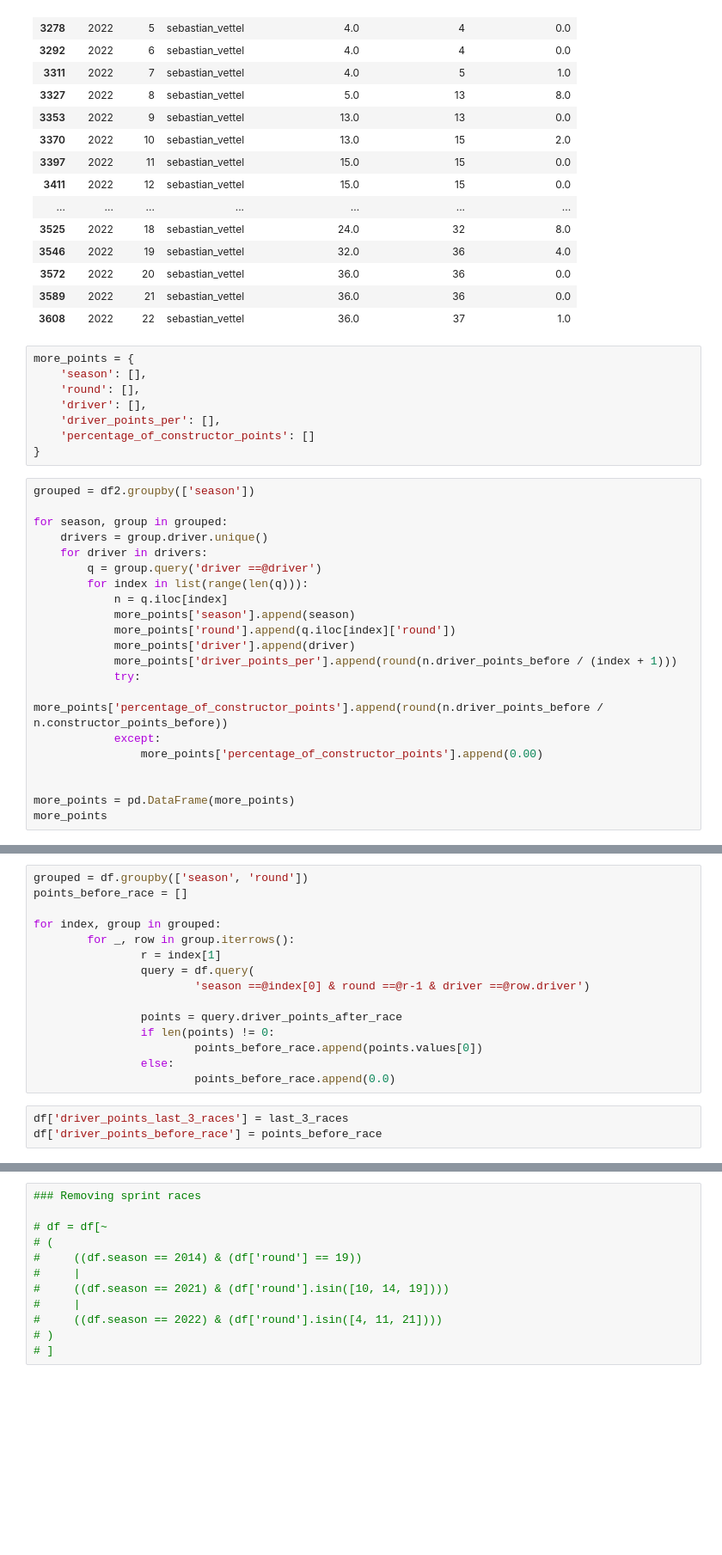
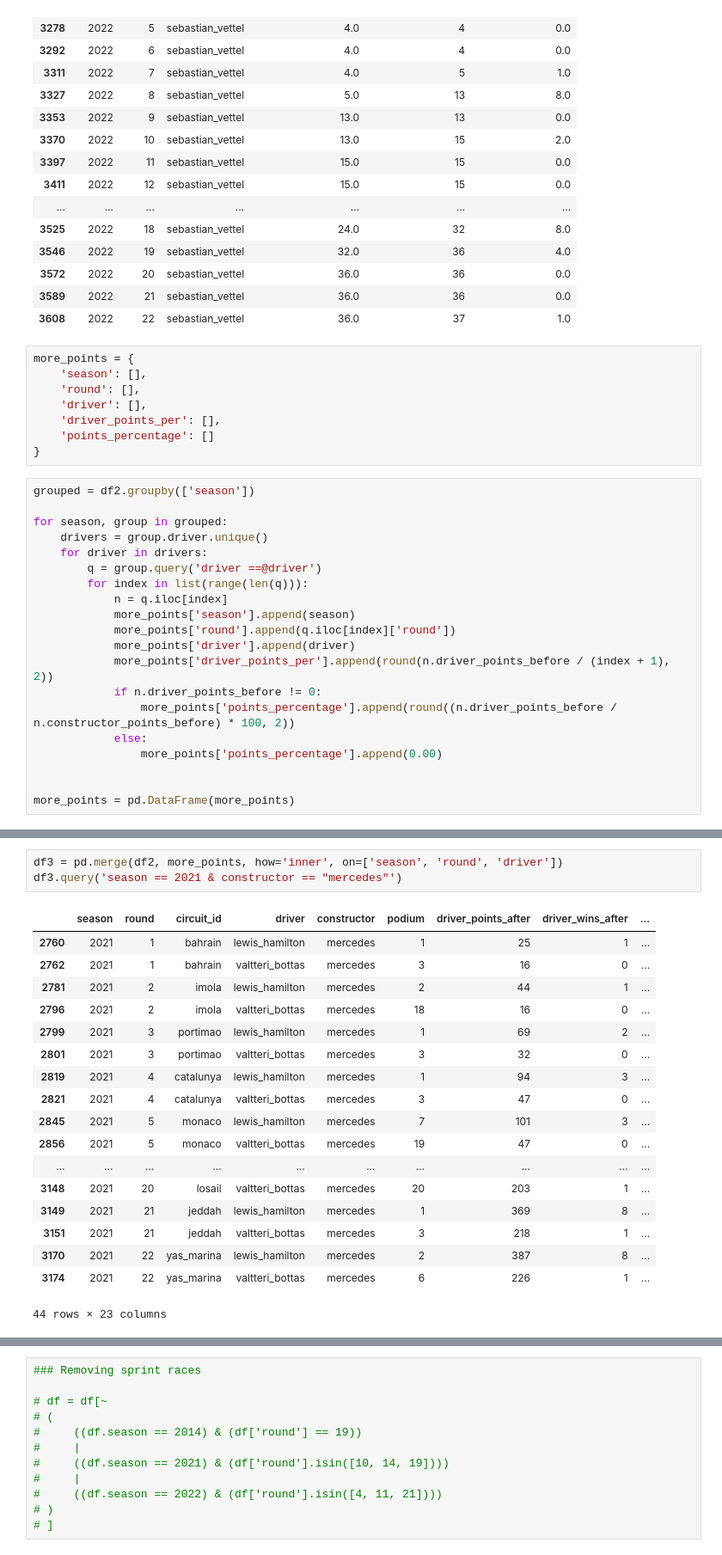
Before and after one commit to ollyjc99/f1-analytics, a Jupyter notebook: data processing/data-processing.ipynb, the cells around one changed output, grey strips where cells are left out. Shown at 86% size. Cells and saved outputs as stored; diff of their text form; blank space fills up the shorter version.

```diff
--- a/data processing/data-processing.ipynb
+++ b/data processing/data-processing.ipynb
@@ -132,7 +119,7 @@ more_points = {
     'round': [],
     'driver': [],
     'driver_points_per': [],
-    'percentage_of_constructor_points': []
+    'points_percentage': []
 }
 # %%
 grouped = df2.groupby(['season'])
@@ -146,12 +133,11 @@ for season, group in grouped:
             more_points['season'].append(season)
             more_points['round'].append(q.iloc[index]['round'])
             more_points['driver'].append(driver)
-            more_points['driver_points_per'].append(round(n.driver_points_before / (index + 1)))
-            try:
-                more_points['percentage_of_constructor_points'].append(round(n.driver_points_before / n.constructor_points_before))
-            except:
-                more_points['percentage_of_constructor_points'].append(0.00)
+            more_points['driver_points_per'].append(round(n.driver_points_before / (index + 1), 2))
+            if n.driver_points_before != 0:
+                more_points['points_percentage'].append(round((n.driver_points_before / n.constructor_points_before) * 100, 2))
+            else:
+                more_points['points_percentage'].append(0.00)
 
 
 more_points = pd.DataFrame(more_points)
-more_points
@@ -248,18 +144,22 @@ for index, group in grouped:
-# %%
-grouped = df.groupby(['season', 'round'])
-points_before_race = []
-
-for index, group in grouped:
-        for _, row in group.iterrows():
-                r = index[1]
-                query = df.query(
-                        'season ==@index[0] & round ==@r-1 & driver ==@row.driver')
-
-                points = query.driver_points_after_race
-                if len(points) != 0:
-                        points_before_race.append(points.values[0])
-                else:
-                        points_before_race.append(0.0)
-# %%
-df['driver_points_last_3_races'] = last_3_races
-df['driver_points_before_race'] = points_before_race
+# %%
+df3 = pd.merge(df2, more_points, how='inner', on=['season', 'round', 'driver'])
+df3.query('season == 2021 & constructor == "mercedes"')
+# %% [output]
+|  | season | round | circuit_id | driver | constructor | podium | driver_points_after | driver_wins_after | ... |
+| 2760 | 2021 | 1 | bahrain | lewis_hamilton | mercedes | 1 | 25 | 1 | ... |
+| 2762 | 2021 | 1 | bahrain | valtteri_bottas | mercedes | 3 | 16 | 0 | ... |
+| 2781 | 2021 | 2 | imola | lewis_hamilton | mercedes | 2 | 44 | 1 | ... |
+| 2796 | 2021 | 2 | imola | valtteri_bottas | mercedes | 18 | 16 | 0 | ... |
+| 2799 | 2021 | 3 | portimao | lewis_hamilton | mercedes | 1 | 69 | 2 | ... |
+| 2801 | 2021 | 3 | portimao | valtteri_bottas | mercedes | 3 | 32 | 0 | ... |
+| 2819 | 2021 | 4 | catalunya | lewis_hamilton | mercedes | 1 | 94 | 3 | ... |
+| 2821 | 2021 | 4 | catalunya | valtteri_bottas | mercedes | 3 | 47 | 0 | ... |
+| 2845 | 2021 | 5 | monaco | lewis_hamilton | mercedes | 7 | 101 | 3 | ... |
+| 2856 | 2021 | 5 | monaco | valtteri_bottas | mercedes | 19 | 47 | 0 | ... |
+| ... | ... | ... | ... | ... | ... | ... | ... | ... | ... |
+| 3148 | 2021 | 20 | losail | valtteri_bottas | mercedes | 20 | 203 | 1 | ... |
+| 3149 | 2021 | 21 | jeddah | lewis_hamilton | mercedes | 1 | 369 | 8 | ... |
+| 3151 | 2021 | 21 | jeddah | valtteri_bottas | mercedes | 3 | 218 | 1 | ... |
+| 3170 | 2021 | 22 | yas_marina | lewis_hamilton | mercedes | 2 | 387 | 8 | ... |
+| 3174 | 2021 | 22 | yas_marina | valtteri_bottas | mercedes | 6 | 226 | 1 | ... |
+44 rows × 23 columns
```
Also changed, not shown: parts of 14 cells of this notebook.
